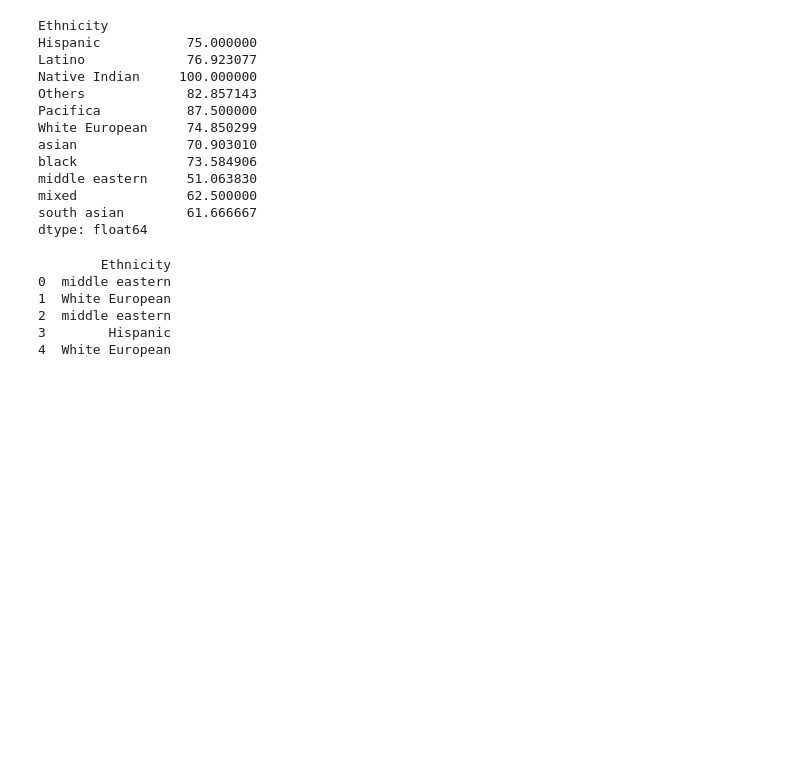
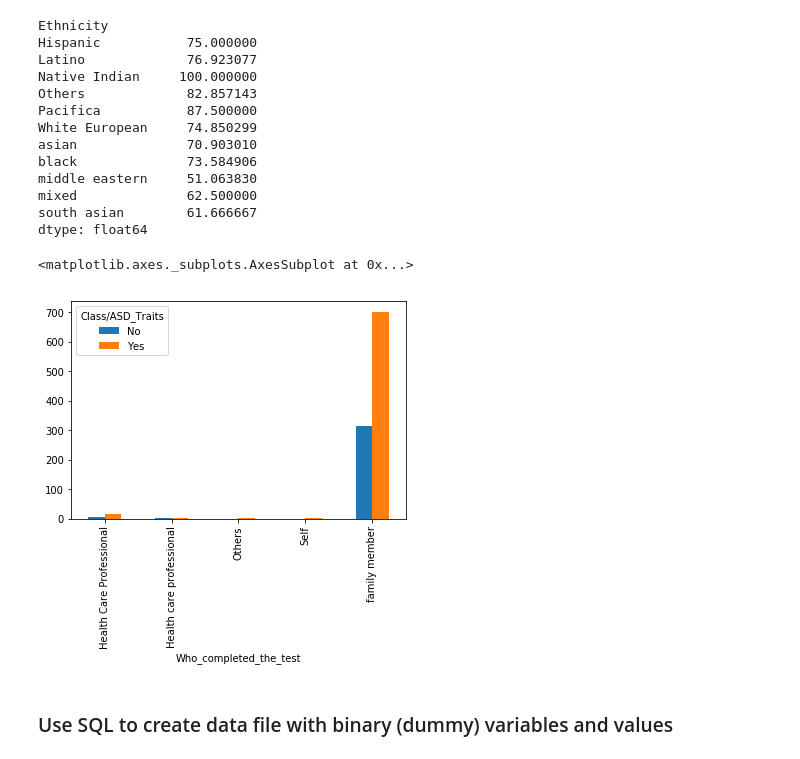
Before and after one commit to smp201804/Springboard_DSCT, a Jupyter notebook: Cap1/Cap1_Toddler_ASD.ipynb, the cells around one changed output. Cells and saved outputs as stored; diff of their text form; code cells hidden in the pictures; blank space fills up the shorter version.

```diff
--- a/Cap1/Cap1_Toddler_ASD.ipynb
+++ b/Cap1/Cap1_Toddler_ASD.ipynb
@@ -261,10 +260,6 @@ from sklearn.preprocessing import OneHotEncoder
-# %%
-ethnicity = pd.DataFrame(tdlrasd.Ethnicity)
-print(ethnicity.head())
-# %% [output]
-        Ethnicity
-0  middle eastern
-1  White European
-2  middle eastern
-3        Hispanic
-4  White European
+# %%
+#Visualize value of Class/ASD_Traits by Who Completed the Test
+pd.crosstab(tdlrasd['Who_completed_the_test'], tdlrasd['Class/ASD_Traits']).plot.bar()
+# %% [output]
+<matplotlib.axes._subplots.AxesSubplot at 0x...>
+[figure, added]
@@ -270,0 +272,2 @@ print(ethnicity.head())
+# %% [markdown]
+### Use SQL to create data file with binary (dummy) variables and values
```
Also changed, not shown: parts of 11 cells of this notebook, 1 other file.
